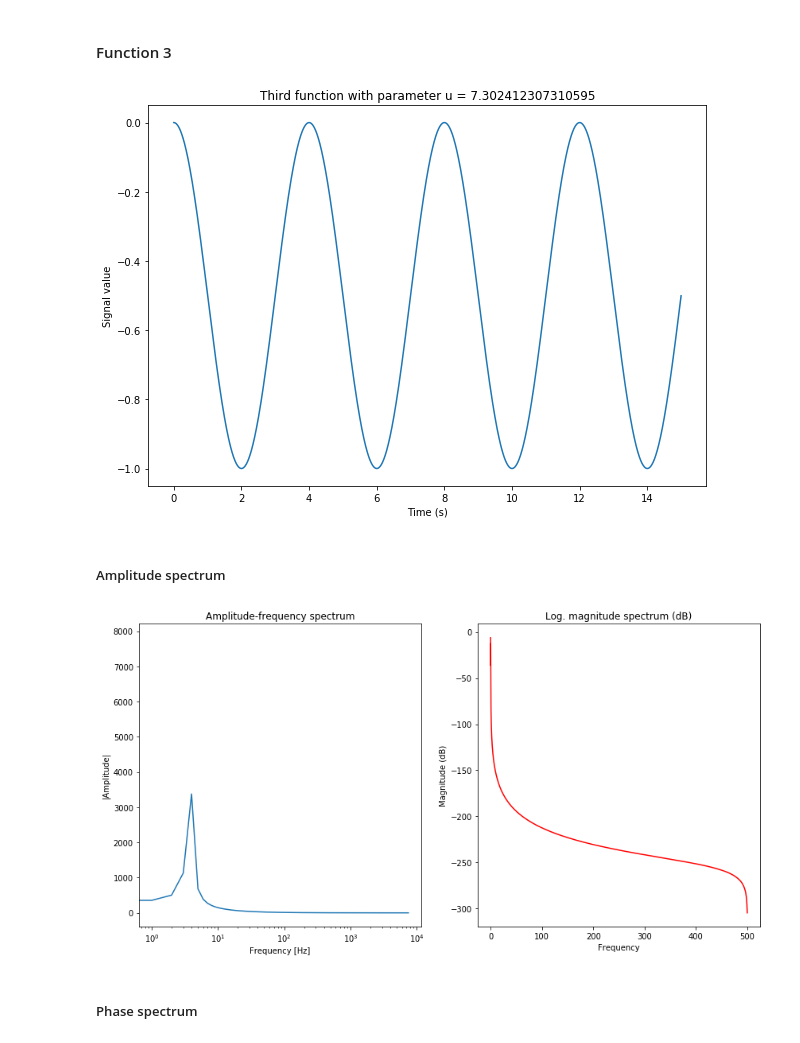
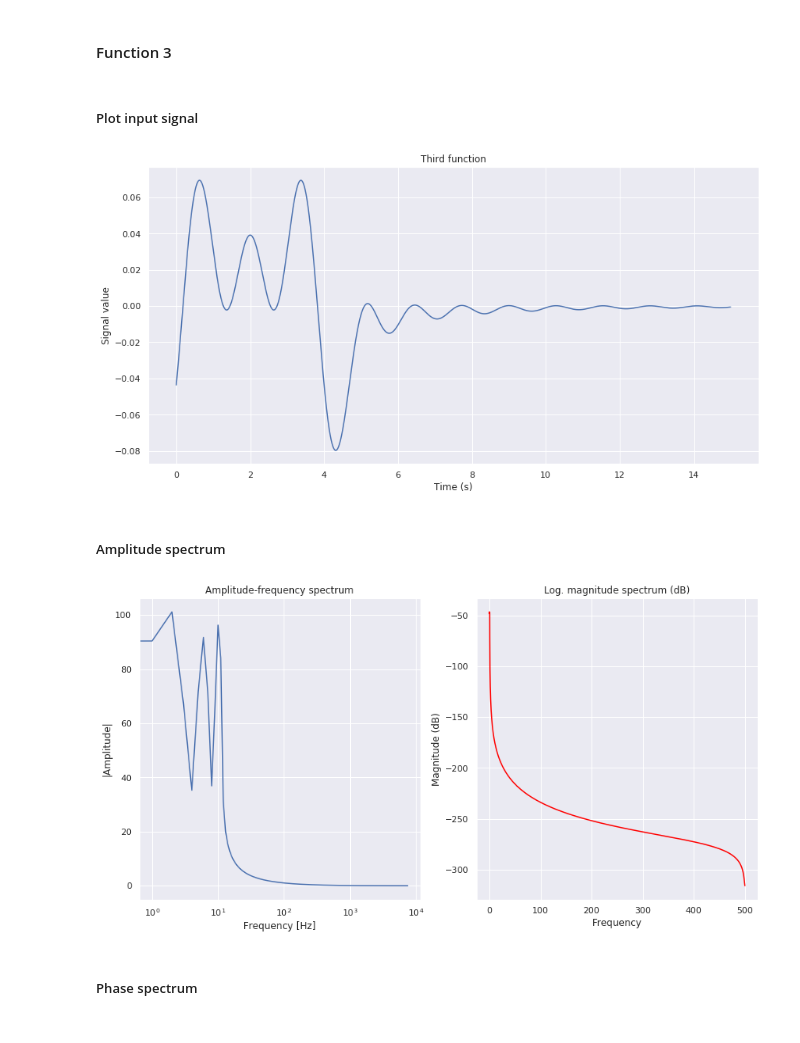
Before and after one commit to masterdesky/ELTE-signal-processing-2018, a Jupyter notebook: 2. feladatsor/Assignment 2 - Part 2.ipynb, the cells around one changed output. Drawn from its saved outputs; the diff is of its cells as text; code cells hidden in the pictures.

```diff
--- a/2. feladatsor/Assignment 2 - Part 2.ipynb
+++ b/2. feladatsor/Assignment 2 - Part 2.ipynb
@@ -7,6 +7,8 @@ import numpy as np
 import matplotlib.pyplot as plt
 import seaborn as sns
 import random as random
+# %%
+sns.set()
 # %% [markdown]
 ## Task 4
 # %% [markdown]
@@ -136,7 +205,7 @@ plt.show()
 # %% [markdown]
 #### Function 3
 # %%
-def f_3_spectrum(u,t):
+def f_3_spectrum(t):
 
     # Sampling rate: 1000 Hz/second
     SampRate = t * 1000
@@ -147,27 +216,28 @@ def f_3_spectrum(u,t):
 
     i = 0
     while(i < SampRate):
-        signal[i] = np.sin(2 * np.pi * ((t/SampRate) * i) / 8) * np.sin(2 * np.pi * (((t/SampRate) * i) - 4) / 8)
+        signal[i] = np.sinc(2 * np.pi * ((t/SampRate) * i) / 8) * np.sinc(2 * np.pi * (((t/SampRate) * i) - 4) / 8)
         i += 1
 
     return(signal, time)
 # %%
-u_3_spectrum = np.random.random() * 10
 t_3_spectrum = 15
 
-signal_spectrum_3, time_spectrum_3 = f_3_spectrum(u_3_spectrum, t_3_spectrum)
+signal_spectrum_3, time_spectrum_3 = f_3_spectrum(t_3_spectrum)
+# %% [markdown]
+##### Plot input signal
 # %%
-fig_f_3_spectrum = plt.figure(figsize=(10,7))
+fig_f_3_spectrum = plt.figure(figsize=(14,7))
 
 plt.plot(time_spectrum_3, signal_spectrum_3)
 
-plt.title("Third function with parameter u = " + str(u_3_spectrum))
+plt.title("Third function")
 plt.xlabel("Time (s)")
 plt.ylabel("Signal value")
 
 plt.show()
 # %% [output]
-[figure, old version]
+[figure, new version]
 # %% [markdown]
 ##### Amplitude spectrum
 # %%
@@ -186,7 +256,7 @@ axes_f_3_AS[1].set_title("Log. magnitude spectrum (dB)")
 
 plt.show()
 # %% [output]
-[figure, old version]
+[figure, new version]
 # %% [markdown]
 ##### Phase spectrum
 # %%
```
Also changed, not shown: parts of 39 cells of this notebook.
